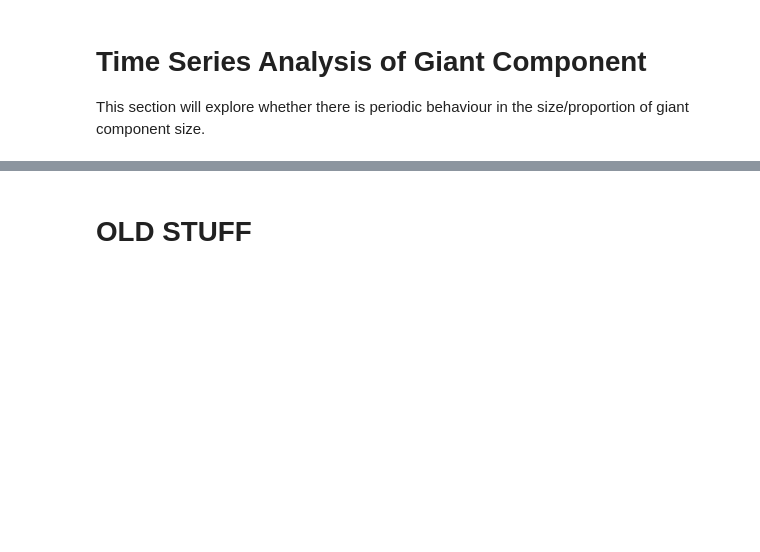
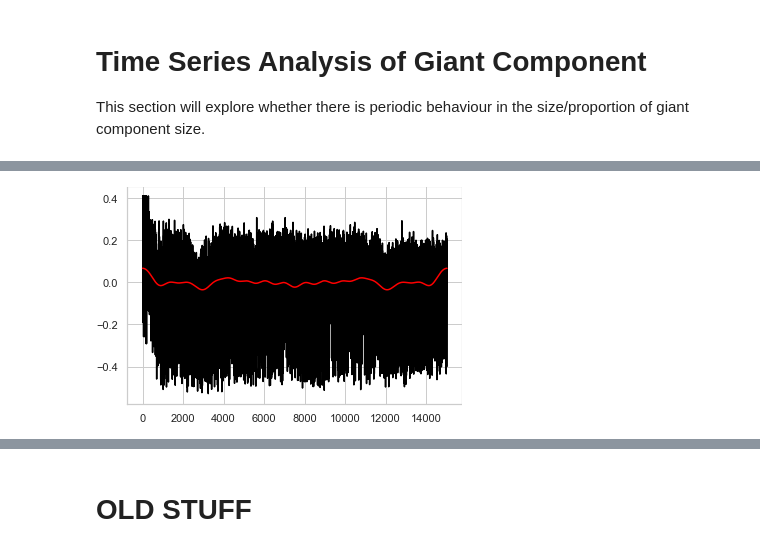
Before and after one commit to miratepuffin/Raphtory-Plots, a Jupyter notebook: Gab Plots.ipynb, the cells around one changed output, grey strips where cells are left out. Cells and saved outputs as stored; diff of their text form; code cells hidden in the pictures; blank space fills up the shorter version.

```diff
--- a/Gab Plots.ipynb
+++ b/Gab Plots.ipynb
@@ -723,3 +739,14 @@ plt.show()
+# %%
+# Compute inverse fourier transform of first few frequencies.
+
+tmp = np.zeros(len(x))
+tmp[:20]=x[:20]
+IFT = fftpack.ifft(tmp)
+plt.plot(range(len(new_proportions)),new_proportions, color='black')
+plt.plot(range(len(new_proportions)),IFT,color='red')
+plt.show()
+# %% [output]
+[figure, added]
 # %%
 # Autocorrelation function
 
```
Also changed, not shown: parts of 8 cells of this notebook.
